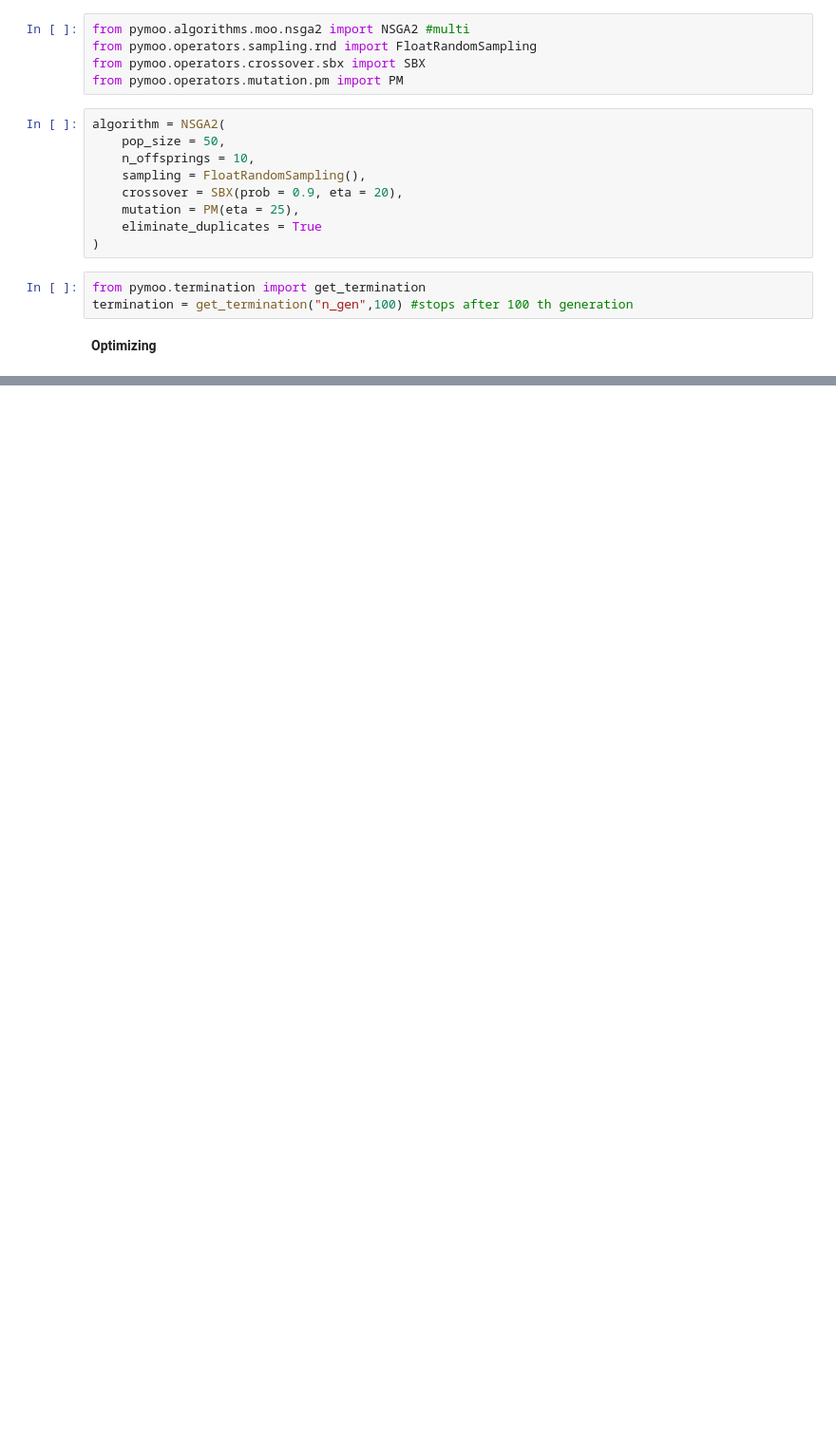
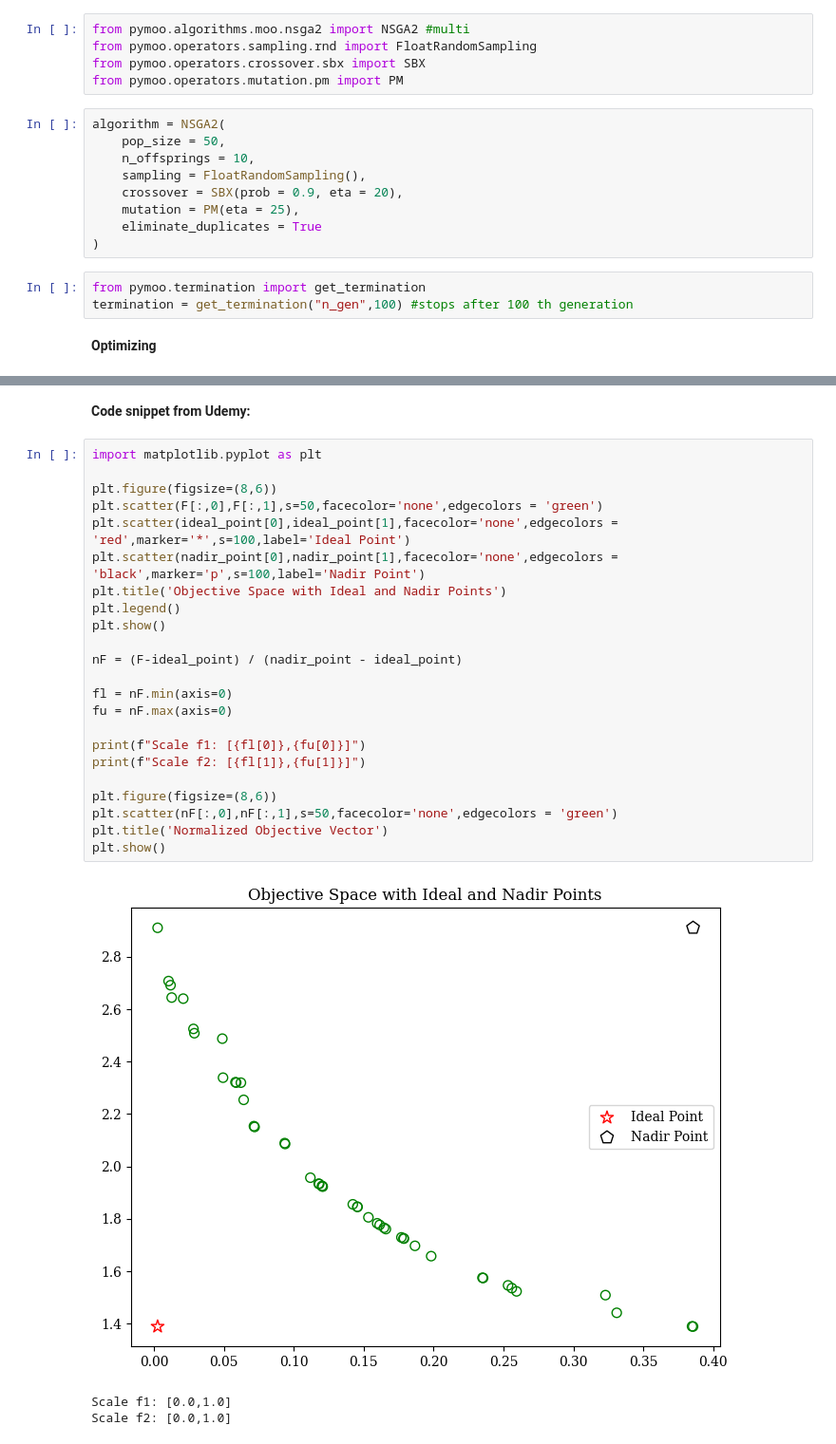
Before and after one commit to Anirudh995/forecasting, a Jupyter notebook: pymoo.ipynb, the cells around one changed output, grey strips where cells are left out. Shown: that part at 95% size. Saved outputs shown, nothing was run; the diff lists cells and outputs as text; blank space fills up the shorter version.

```diff
--- a/pymoo.ipynb
+++ b/pymoo.ipynb
@@ -92,0 +134,29 @@ n_gen  |  n_eval  | n_nds  |     cv_min    |     cv_avg    |      eps      |   i
+# %% [markdown]
+**Code snippet from Udemy:**
+# %%
+import matplotlib.pyplot as plt
+
+plt.figure(figsize=(8,6))
+plt.scatter(F[:,0],F[:,1],s=50,facecolor='none',edgecolors = 'green')
+plt.scatter(ideal_point[0],ideal_point[1],facecolor='none',edgecolors = 'red',marker='*',s=100,label='Ideal Point')
+plt.scatter(nadir_point[0],nadir_point[1],facecolor='none',edgecolors = 'black',marker='p',s=100,label='Nadir Point')
+plt.title('Objective Space with Ideal and Nadir Points')
+plt.legend()
+plt.show()
+
+nF = (F-ideal_point) / (nadir_point - ideal_point)
+
+fl = nF.min(axis=0)
+fu = nF.max(axis=0)
+
+print(f"Scale f1: [{fl[0]},{fu[0]}]")
+print(f"Scale f2: [{fl[1]},{fu[1]}]")
+
+plt.figure(figsize=(8,6))
+plt.scatter(nF[:,0],nF[:,1],s=50,facecolor='none',edgecolors = 'green')
+plt.title('Normalized Objective Vector')
+plt.show()
+# %% [output]
+[figure, added]
+Scale f1: [0.0,1.0]
+Scale f2: [0.0,1.0]
```
Also changed, not shown: parts of 6 cells of this notebook.
